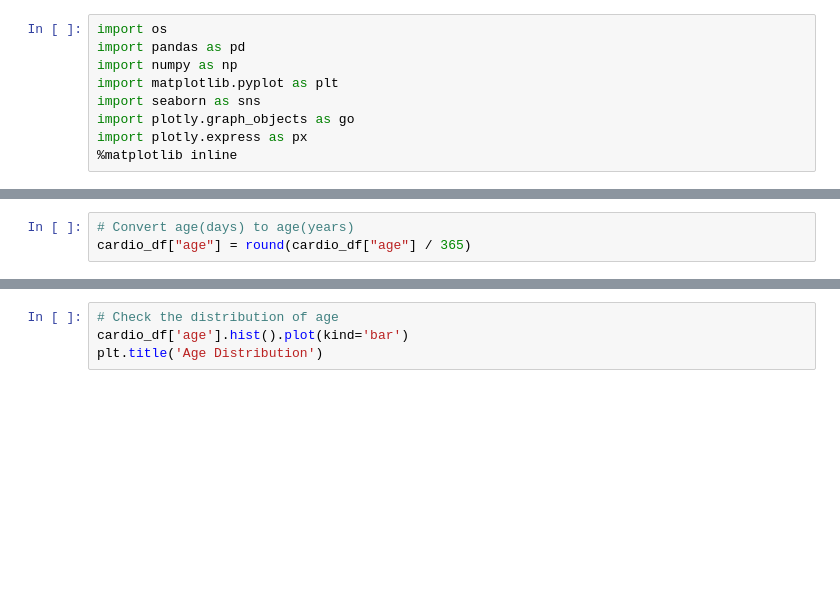
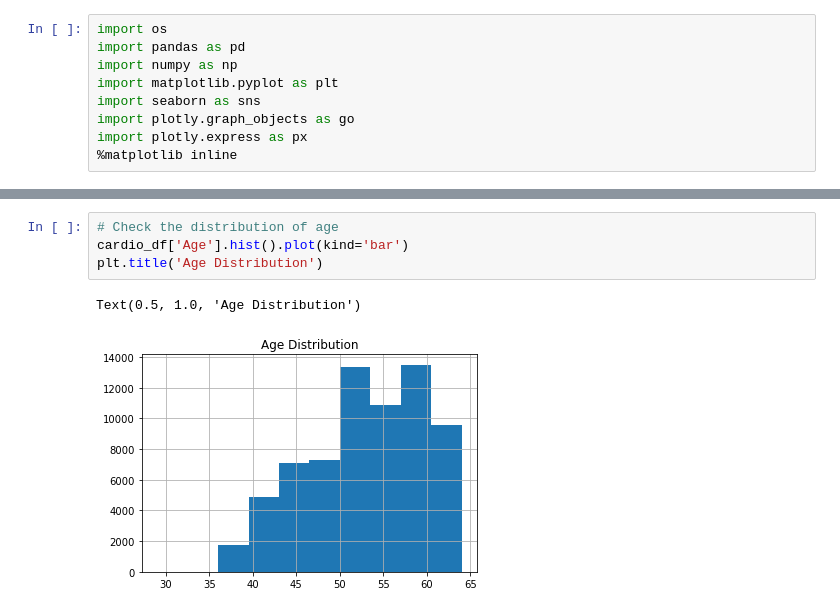
Before and after one commit to krishnakalisarkar/Be_Heart_Smart, a Jupyter notebook: EDA.ipynb, the cells around one changed output, grey strips where cells are left out. Saved outputs shown, nothing was run; the diff lists cells and outputs as text; blank space fills up the shorter version.

```diff
--- a/EDA.ipynb
+++ b/EDA.ipynb
@@ -33,6 +109,3 @@ cardio_df.isnull().sum()
-# %%
-# Convert age(days) to age(years)
-cardio_df["age"] = round(cardio_df["age"] / 365)
 # %%
 # Check for descriptive statistics
 cardio_df.describe()
@@ -45,7 +134,10 @@ cardio_df['cardio'].value_counts().plot(kind='bar').set_title('Cardiovascular Di
 # %%
 # Check the distribution of age
-cardio_df['age'].hist().plot(kind='bar')
+cardio_df['Age'].hist().plot(kind='bar')
 plt.title('Age Distribution')
+# %% [output]
+Text(0.5, 1.0, 'Age Distribution')
+[figure, added]
 # %%
 # Check the distribution of weight
 cardio_df['weight'].hist().plot(kind='bar')
```
Also changed, not shown: parts of 13 cells of this notebook, 6 other files.
